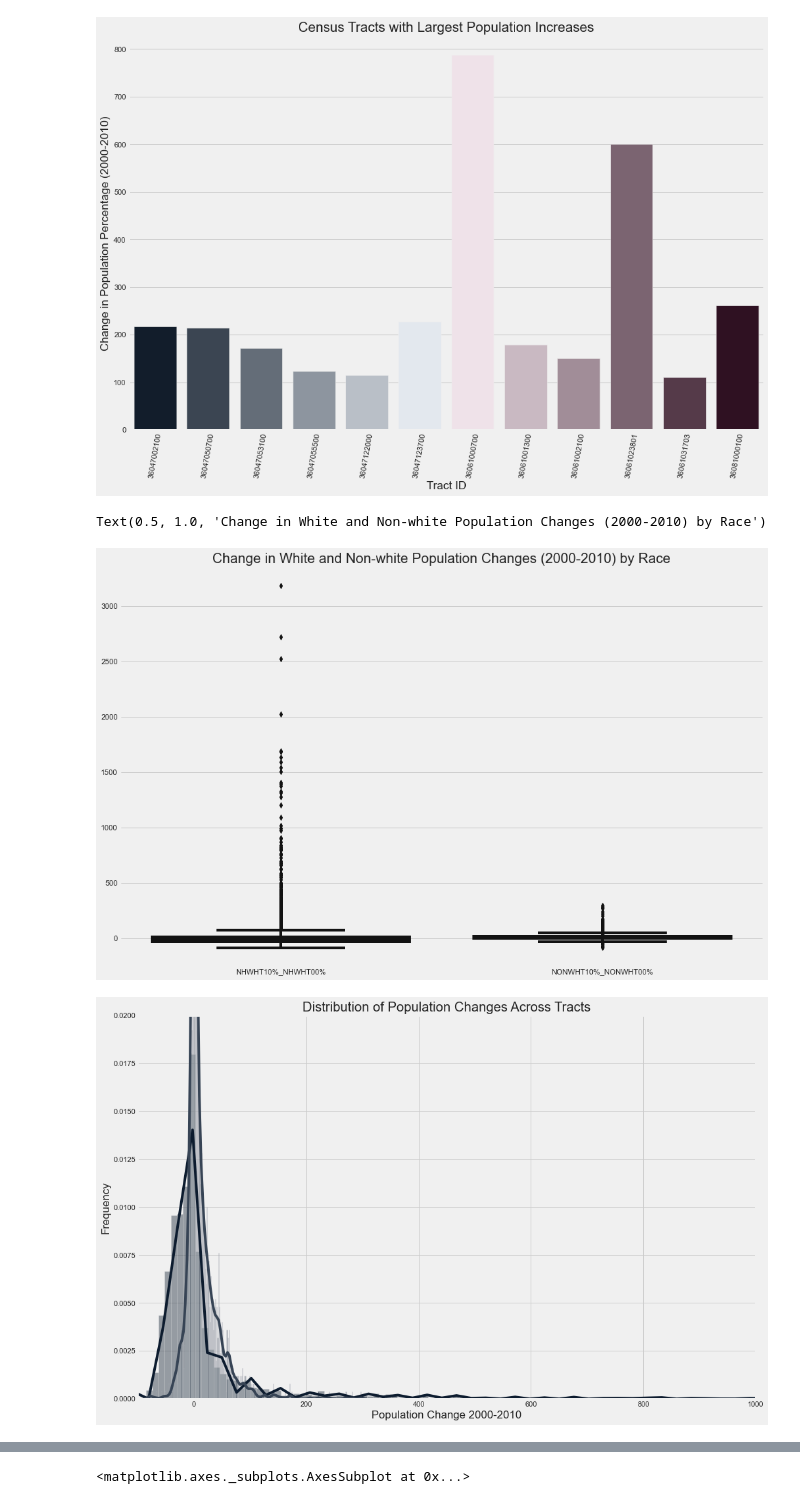
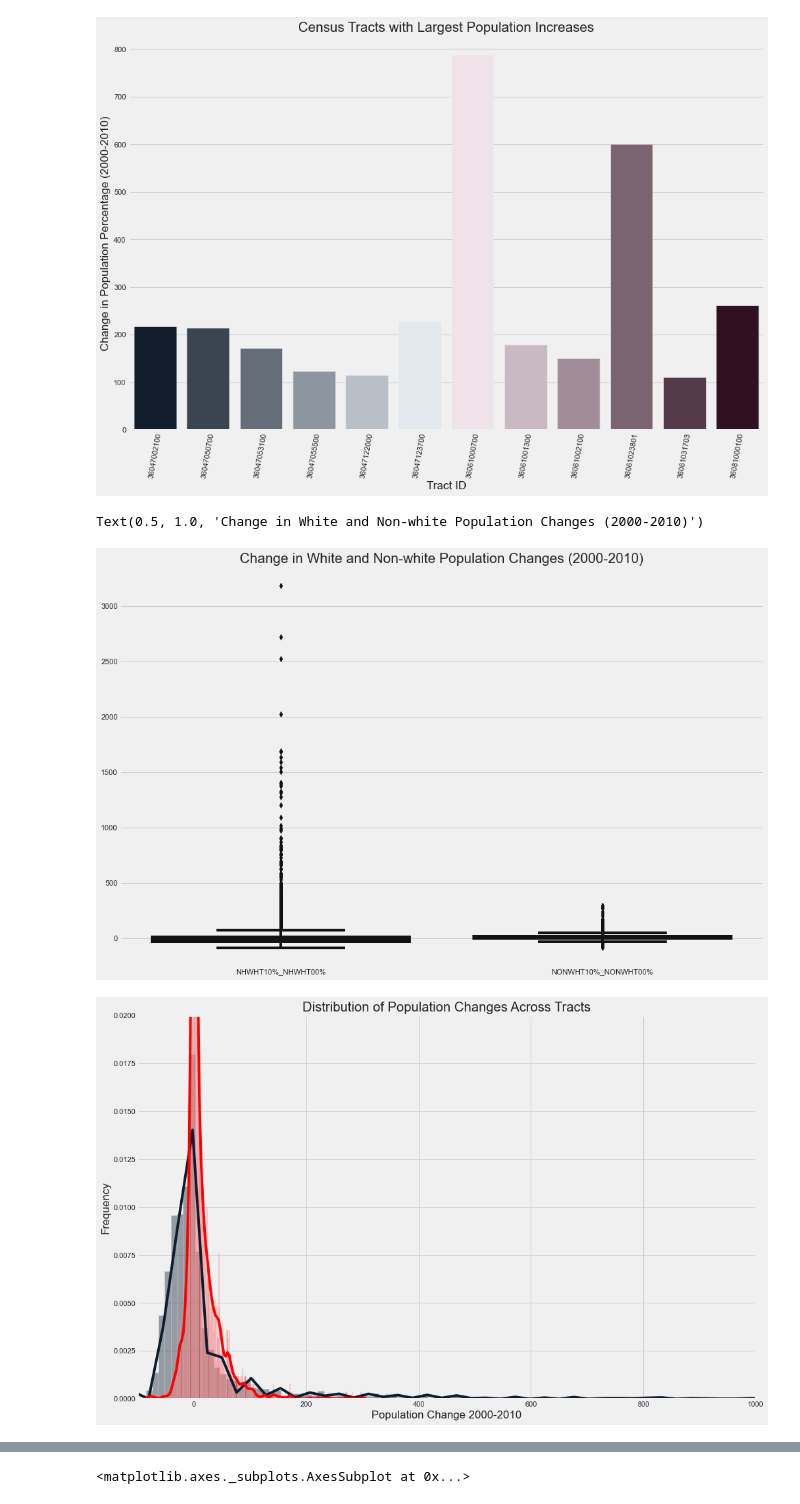
Before and after one commit to ptorres001/cluster_gentrification_new_york, a Jupyter notebook: EDA.ipynb, the cells around one changed output, grey strips where cells are left out. Cells and saved outputs as stored; diff of their text form; code cells hidden in the pictures.

```diff
--- a/EDA.ipynb
+++ b/EDA.ipynb
@@ -67,20 +67,20 @@ plt.xticks(rotation=80)
 # %%
 ax = sns.boxplot(data=df[['NHWHT10%_NHWHT00%','NONWHT10%_NONWHT00%']])
 
-ax.set_title('Change in White and Non-white Population Changes (2000-2010) by Race')
+ax.set_title('Change in White and Non-white Population Changes (2000-2010)')
 # plt.savefig('Race_pop_changes.png', dpi=300)
 # %% [output]
-Text(0.5, 1.0, 'Change in White and Non-white Population Changes (2000-2010) by Race')
+Text(0.5, 1.0, 'Change in White and Non-white Population Changes (2000-2010)')
-[figure, old version]
+[figure, new version]
 # %%
 fig, ax = plt.subplots(figsize = (15,10))
 sns.distplot(df2['NHWHT10%_NHWHT00%'],bins=300)
-sns.distplot(df2['NONWHT10%_NONWHT00%'],bins=300)
+sns.distplot(df2['NONWHT10%_NONWHT00%'],bins=300, color = 'red')
 
 ax.set(xlabel='Population Change 2000-2010',ylabel='Frequency', ylim = (0,0.02), xlim = (-100,1000))
 ax.set_title('Distribution of Population Changes Across Tracts')
 
 plt.savefig('Images/Population_change_dist.png', dpi=300)
 # %% [output]
-[figure, old version]
+[figure, new version]
 # %%
```
Also changed, not shown: parts of 5 cells of this notebook.
